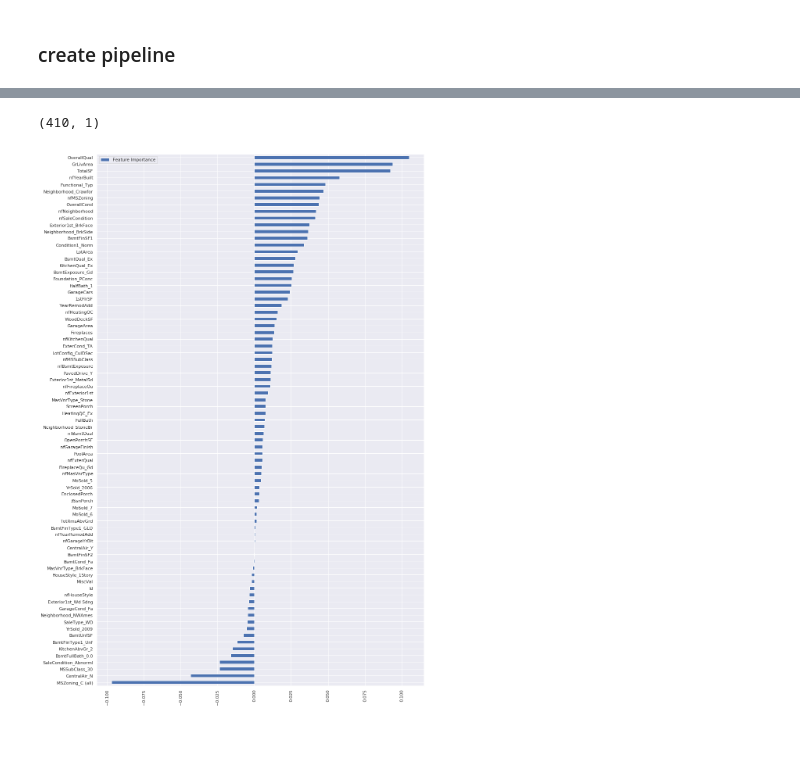
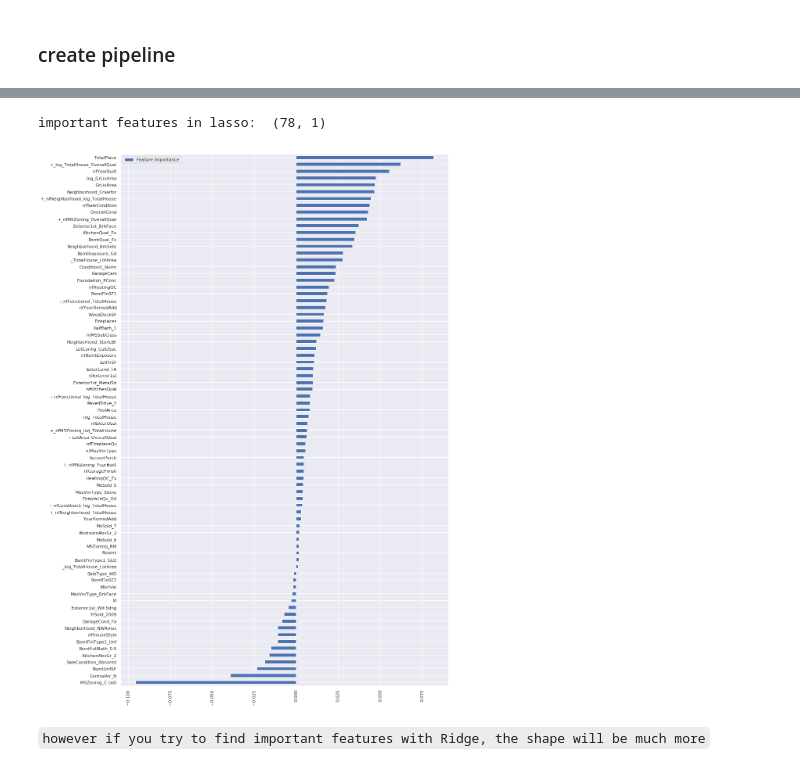
Before and after one commit to mmheydari97/datamining-spring, a Jupyter notebook: Project/01_preprocessing.ipynb, the cells around one changed output, grey strips where cells are left out. Drawn from its saved outputs; the diff is of its cells as text; code cells hidden in the pictures; blank space fills up the shorter version.

````diff
--- a/Project/01_preprocessing.ipynb
+++ b/Project/01_preprocessing.ipynb
@@ -205,7 +206,7 @@ plt.show()
 df_full['TotalBsmtSF'] = df_full['TotalBsmtSF'].fillna(0)
 df_full['1stFlrSF'] = df_full['1stFlrSF'].fillna(0)
 df_full['2ndFlrSF'] = df_full['2ndFlrSF'].fillna(0)
-df_full['TotalSF'] = df_full['TotalBsmtSF']+df_full['1stFlrSF']+df_full['2ndFlrSF']
+df_full['TotalHouse'] = df_full['TotalBsmtSF']+df_full['1stFlrSF']+df_full['2ndFlrSF']
 # df_full.drop(['TotalBsmtSF', '1stFlrSF', '2ndFlrSF'], axis=1, inplace=True)
 # df_full.drop(['GarageArea'], axis=1, inplace=True)
 # %%
@@ -538,6 +539,10 @@ zoScaler = MinMaxScaler()
 for col in cols3:
     df_full["nf{}".format(col)] = zoScaler.fit_transform(
         df_full[["nf{}".format(col)]])
+# %%
+cols4 = ["GrLivArea", "TotalHouse"]
+for col in cols4:
+    df_full["log_{}".format(col)] = np.log(df_full[col])
 # %% [markdown]
 ### create pipeline
 # %%
@@ -617,7 +621,7 @@ class add_feature(BaseEstimator, TransformerMixin):
 # %%
 pipe = Pipeline([
     ('labenc', labelenc()),
-    ('add_feature', add_feature(additional=2)),
+    ('add_feature', add_feature()),
     ('skew_dummies', skew_dummies(skew=1.2)),
     ])
 # %%
@@ -628,23 +632,22 @@ df_full_p.shape
 # %%
-n_train=train.shape[0]
+n_train = df_train.shape[0]
 X_train = df_full_p[:n_train]
 X_test = df_full_p[n_train:]
-y= train.SalePrice
 
-X_scaled = scaler.fit(X).transform(X)
-y_log = np.log(train.SalePrice)
-test_X_scaled = scaler.transform(test_X)
+X_train_sc = rScaler.fit(X_train).transform(X_train)
+y_log = np.log(y_train)
+X_test_sc = rScaler.transform(X_test)
 # %%
 lasso = Lasso(alpha=0.001)
 lasso.fit(X_train_sc,y_log)
 
 FI_lasso = pd.DataFrame({"Feature Importance":lasso.coef_},
-                        index=data_pipe.columns)
-FI_lasso[FI_lasso["Feature Importance"]!=0].sort_values(
-    "Feature Importance").plot(kind="barh",figsize=(15,25))
-
+                        index=df_full_p.columns)
+imp_lasso = FI_lasso[np.abs(FI_lasso["Feature Importance"])>0.001].sort_values("Feature Importance")
+print("important features in lasso: ",imp_lasso.shape)
+imp_lasso.plot(kind="barh",figsize=(15,25))
 plt.xticks(rotation=90)
 plt.show()
 # %% [output]
-(410, 1)
+important features in lasso:  (78, 1)
-[figure, old version]
+[figure, new version]
@@ -659,0 +654,2 @@ test_X_scaled = scaler.transform(test_X)
+# %% [markdown]
+``` however if you try to find important features with Ridge, the shape will be much more ```
````
Also changed, not shown: parts of 12 cells of this notebook.
